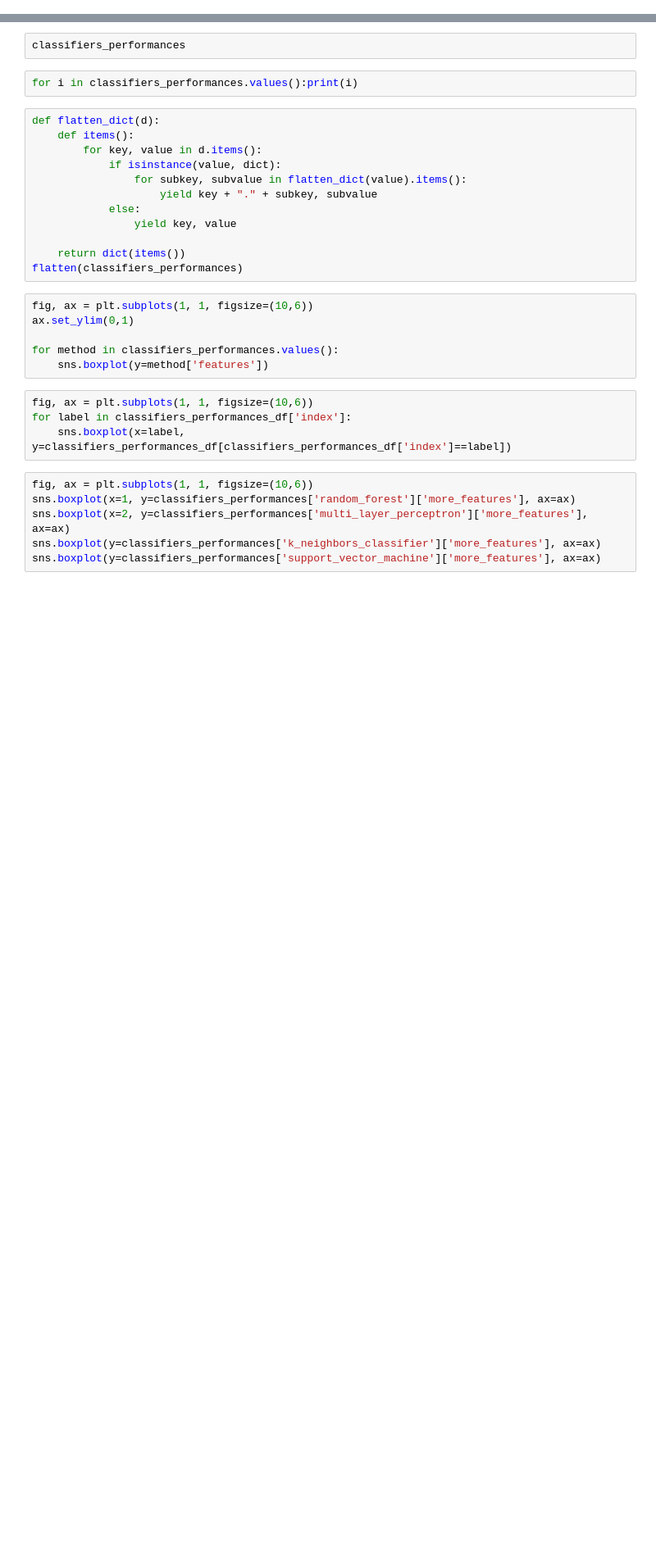
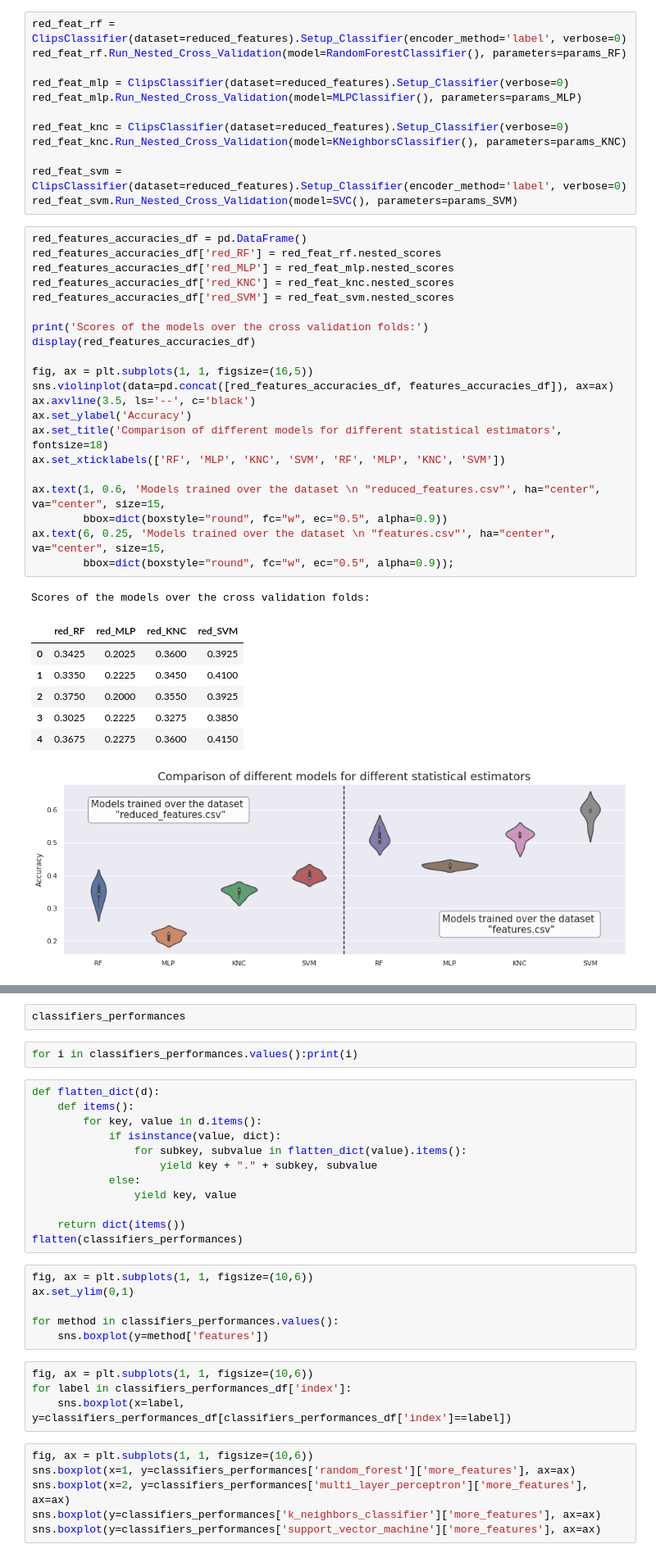
Before and after one commit to MattiaPujatti/Environmental-Sound-Classification, a Jupyter notebook: Feature_Classification.ipynb, the cells around one changed output, grey strips where cells are left out. Shown: that part at 82% size. Cells and saved outputs as stored; diff of their text form; blank space fills up the shorter version.

```diff
--- a/Feature_Classification.ipynb
+++ b/Feature_Classification.ipynb
@@ -710,0 +453,42 @@ Average final accuracy estimated: 64.55%
+# %%
+red_feat_rf = ClipsClassifier(dataset=reduced_features).Setup_Classifier(encoder_method='label', verbose=0)
+red_feat_rf.Run_Nested_Cross_Validation(model=RandomForestClassifier(), parameters=params_RF)
+
+red_feat_mlp = ClipsClassifier(dataset=reduced_features).Setup_Classifier(verbose=0)
+red_feat_mlp.Run_Nested_Cross_Validation(model=MLPClassifier(), parameters=params_MLP)
+
+red_feat_knc = ClipsClassifier(dataset=reduced_features).Setup_Classifier(verbose=0)
+red_feat_knc.Run_Nested_Cross_Validation(model=KNeighborsClassifier(), parameters=params_KNC)
+
+red_feat_svm = ClipsClassifier(dataset=reduced_features).Setup_Classifier(encoder_method='label', verbose=0)
+red_feat_svm.Run_Nested_Cross_Validation(model=SVC(), parameters=params_SVM)
+# %%
+red_features_accuracies_df = pd.DataFrame()
+red_features_accuracies_df['red_RF'] = red_feat_rf.nested_scores
+red_features_accuracies_df['red_MLP'] = red_feat_mlp.nested_scores
+red_features_accuracies_df['red_KNC'] = red_feat_knc.nested_scores
+red_features_accuracies_df['red_SVM'] = red_feat_svm.nested_scores
+
+print('Scores of the models over the cross validation folds:')
+display(red_features_accuracies_df)
+
+fig, ax = plt.subplots(1, 1, figsize=(16,5))
+sns.violinplot(data=pd.concat([red_features_accuracies_df, features_accuracies_df]), ax=ax)
+ax.axvline(3.5, ls='--', c='black')
+ax.set_ylabel('Accuracy')
+ax.set_title('Comparison of different models for different statistical estimators', fontsize=18)
+ax.set_xticklabels(['RF', 'MLP', 'KNC', 'SVM', 'RF', 'MLP', 'KNC', 'SVM'])
+
+ax.text(1, 0.6, 'Models trained over the dataset \n "reduced_features.csv"', ha="center", va="center", size=15,
+        bbox=dict(boxstyle="round", fc="w", ec="0.5", alpha=0.9))
+ax.text(6, 0.25, 'Models trained over the dataset \n "features.csv"', ha="center", va="center", size=15,
+        bbox=dict(boxstyle="round", fc="w", ec="0.5", alpha=0.9));
+# %% [output]
+Scores of the models over the cross validation folds:
+|  | red_RF | red_MLP | red_KNC | red_SVM |
+| 0 | 0.3425 | 0.2025 | 0.3600 | 0.3925 |
+| 1 | 0.3350 | 0.2225 | 0.3450 | 0.4100 |
+| 2 | 0.3750 | 0.2000 | 0.3550 | 0.3925 |
+| 3 | 0.3025 | 0.2225 | 0.3275 | 0.3850 |
+| 4 | 0.3675 | 0.2275 | 0.3600 | 0.4150 |
+[figure, added]
```
Also changed, not shown: parts of 67 cells of this notebook, 2 other files.
